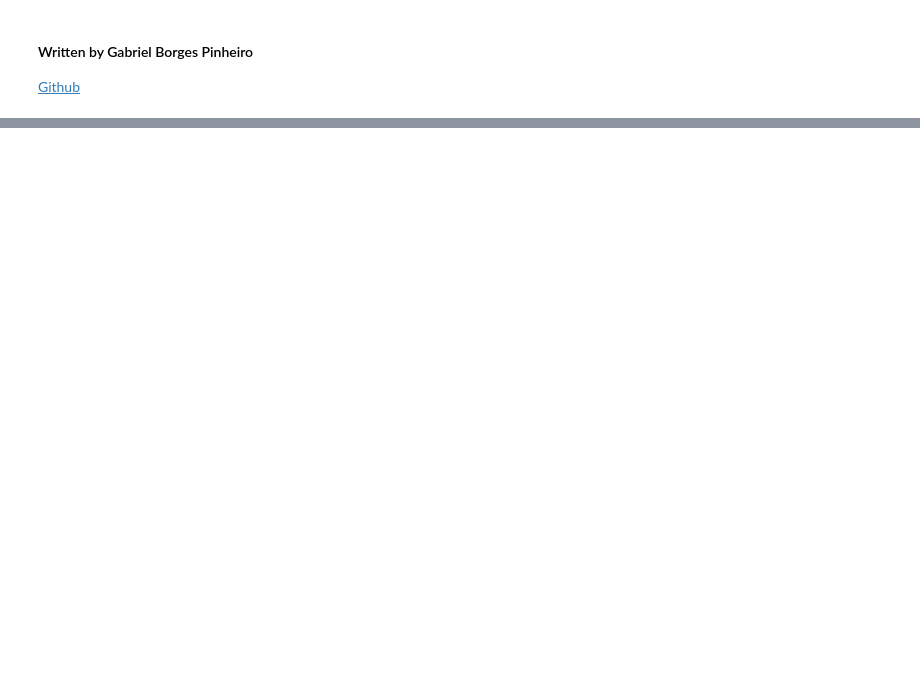
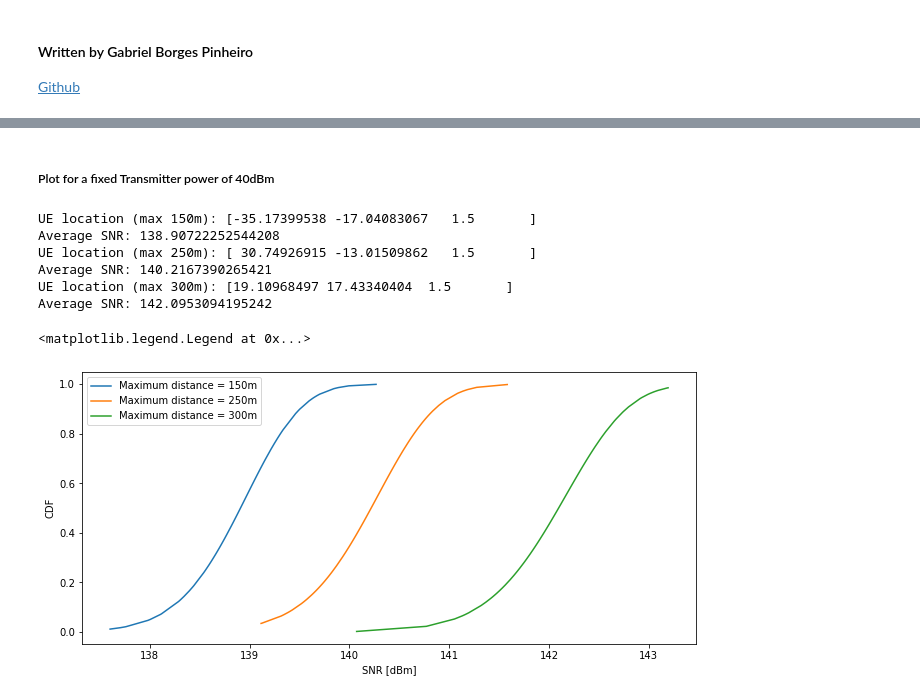
Before and after one commit to gabrielbopi/cellfree_ic, a Jupyter notebook: Gabriel/Channel_Sim.ipynb, the cells around one changed output, grey strips where cells are left out. Drawn from its saved outputs; the diff is of its cells as text; code cells hidden in the pictures; blank space fills up the shorter version.

```diff
--- a/Gabriel/Channel_Sim.ipynb
+++ b/Gabriel/Channel_Sim.ipynb
@@ -82,0 +154,40 @@ SNR: 122.80575092202845
+# %% [markdown]
+##### Plot for a fixed Transmitter power of 40dBm
+# %%
+P_t = 40 #dBm
+fig, ax = plt.subplots(figsize = (11,5))
+
+#Maximum range between BS and UE [meter] inner cell
+rangeD = np.array([150, 250, 300])
+#Maximum range between BS and UE [meter] inner cell
+for D_max in rangeD:
+    #Generate a random point for 1 UE position (a estimate height for the UE antenna = 1.5m)
+    R_ue = np.array(np.append(np.sqrt(D_max)*np.random.randn(2), 1.5))
+    #Distance between UE and BS
+    R = np.linalg.norm(R_ue - R_bs)
+    print('UE location (max {max}m): {position}'.format(max=D_max, position=R_ue))
+
+    #Getting samples of the SNR
+    snr = np.sort(snr_samples(mc, R, N, P_t))
+    #computes the mean SNR
+    average_snr = np.mean(snr)
+    #and standard deviation
+    std_snr = np.std(snr)
+    print('Average SNR: {}'.format(dbm(average_snr)))
+    cdf_snr = norm.cdf(snr, loc=average_snr, scale=std_snr)
+
+    label = 'Maximum distance = {}m'.format(D_max)
+    ax.plot(dbm(snr), cdf_snr, label=label)
+
+ax.set_ylabel("CDF")
+ax.set_xlabel("SNR [dBm]")
+plt.legend()
+# %% [output]
+UE location (max 150m): [-35.17399538 -17.04083067   1.5       ]
+Average SNR: 138.90722252544208
+UE location (max 250m): [ 30.74926915 -13.01509862   1.5       ]
+Average SNR: 140.2167390265421
+UE location (max 300m): [19.10968497 17.43340404  1.5       ]
+Average SNR: 142.0953094195242
+<matplotlib.legend.Legend at 0x...>
+[figure, added]
```
Also changed, not shown: parts of 17 cells of this notebook.
